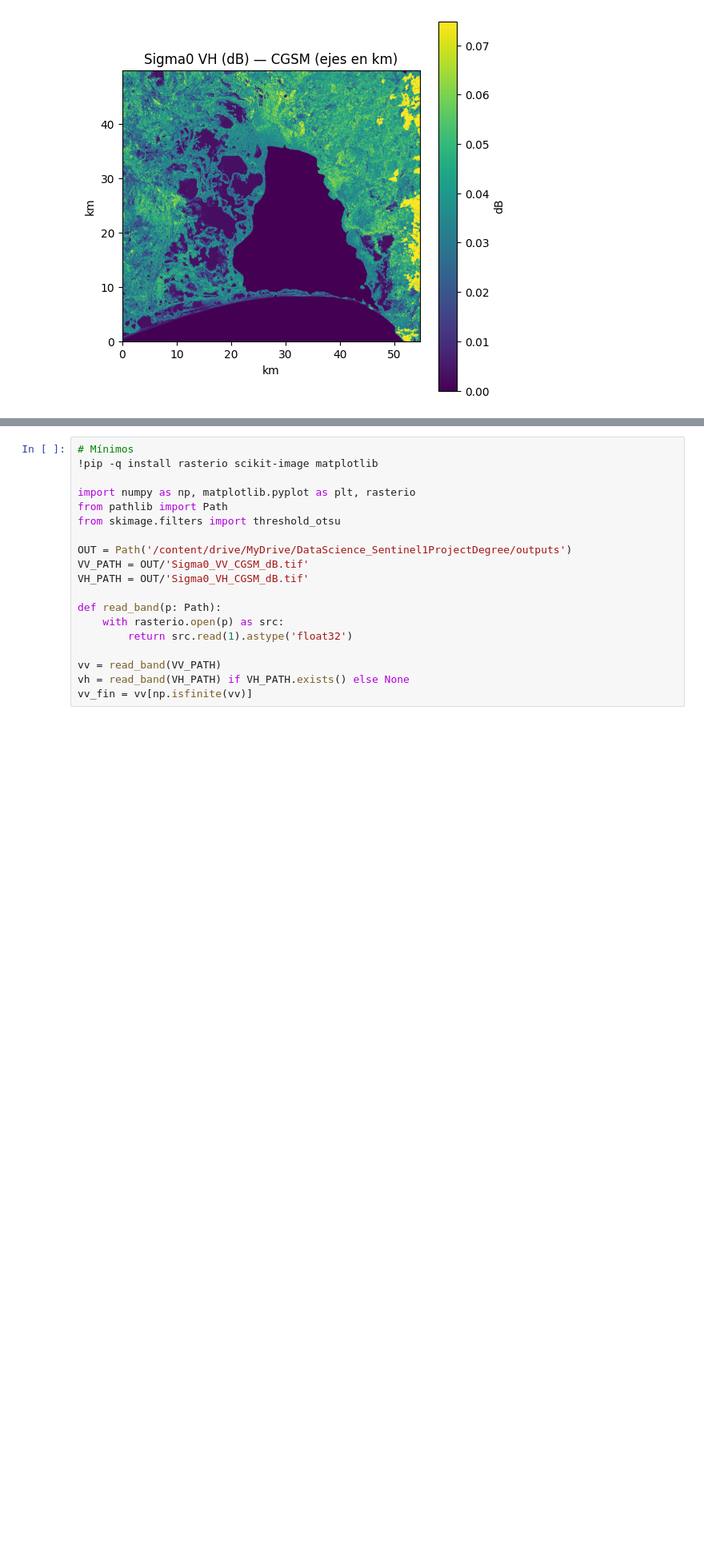
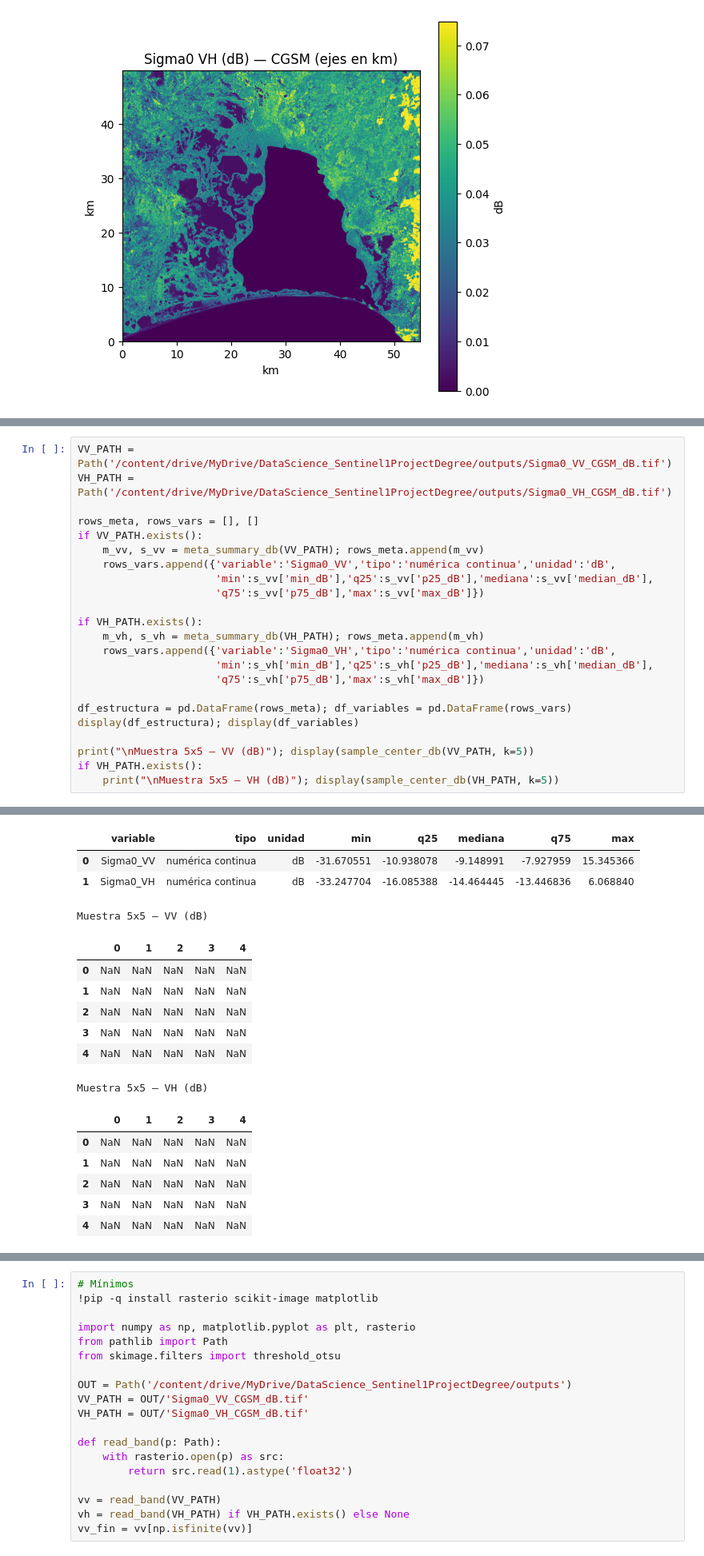
Before and after one commit to legardajuanpablo-byte/DataScienceProjectDegree_JuanPablo_Legarda.ipynb, a Jupyter notebook: DegreeProject_DataScience.ipynb, the cells around one changed output, grey strips where cells are left out. Shown at 80% size. Saved outputs shown, nothing was run; the diff lists cells and outputs as text; blank space fills up the shorter version.

```diff
--- a/DegreeProject_DataScience.ipynb
+++ b/DegreeProject_DataScience.ipynb
@@ -273,0 +230,24 @@ Muestra 5x5 (centro) — Sigma0_VH (dB)
+# %%
+VV_PATH = Path('/content/drive/MyDrive/DataScience_Sentinel1ProjectDegree/outputs/Sigma0_VV_CGSM_dB.tif')
+VH_PATH = Path('/content/drive/MyDrive/DataScience_Sentinel1ProjectDegree/outputs/Sigma0_VH_CGSM_dB.tif')
+
+rows_meta, rows_vars = [], []
+if VV_PATH.exists():
+    m_vv, s_vv = meta_summary_db(VV_PATH); rows_meta.append(m_vv)
+    rows_vars.append({'variable':'Sigma0_VV','tipo':'numérica continua','unidad':'dB',
+                      'min':s_vv['min_dB'],'q25':s_vv['p25_dB'],'mediana':s_vv['median_dB'],
+                      'q75':s_vv['p75_dB'],'max':s_vv['max_dB']})
+
+if VH_PATH.exists():
+    m_vh, s_vh = meta_summary_db(VH_PATH); rows_meta.append(m_vh)
+    rows_vars.append({'variable':'Sigma0_VH','tipo':'numérica continua','unidad':'dB',
+                      'min':s_vh['min_dB'],'q25':s_vh['p25_dB'],'mediana':s_vh['median_dB'],
+                      'q75':s_vh['p75_dB'],'max':s_vh['max_dB']})
+
+df_estructura = pd.DataFrame(rows_meta); df_variables = pd.DataFrame(rows_vars)
+display(df_estructura); display(df_variables)
+
+print("\nMuestra 5x5 — VV (dB)"); display(sample_center_db(VV_PATH, k=5))
+if VH_PATH.exists():
+    print("\nMuestra 5x5 — VH (dB)"); display(sample_center_db(VH_PATH, k=5))
+# %% [output]
@@ -273,0 +257,17 @@ Muestra 5x5 (centro) — Sigma0_VH (dB)
+|  | variable | tipo | unidad | min | q25 | mediana | q75 | max |
+| 0 | Sigma0_VV | numérica continua | dB | -31.670551 | -10.938078 | -9.148991 | -7.927959 | 15.345366 |
+| 1 | Sigma0_VH | numérica continua | dB | -33.247704 | -16.085388 | -14.464445 | -13.446836 | 6.068840 |
+Muestra 5x5 — VV (dB)
+|  | 0 | 1 | 2 | 3 | 4 |
+| 0 | NaN | NaN | NaN | NaN | NaN |
+| 1 | NaN | NaN | NaN | NaN | NaN |
+| 2 | NaN | NaN | NaN | NaN | NaN |
+| 3 | NaN | NaN | NaN | NaN | NaN |
+| 4 | NaN | NaN | NaN | NaN | NaN |
+Muestra 5x5 — VH (dB)
+|  | 0 | 1 | 2 | 3 | 4 |
+| 0 | NaN | NaN | NaN | NaN | NaN |
+| 1 | NaN | NaN | NaN | NaN | NaN |
+| 2 | NaN | NaN | NaN | NaN | NaN |
+| 3 | NaN | NaN | NaN | NaN | NaN |
+| 4 | NaN | NaN | NaN | NaN | NaN |
```
Also changed, not shown: parts of 14 cells of this notebook.
